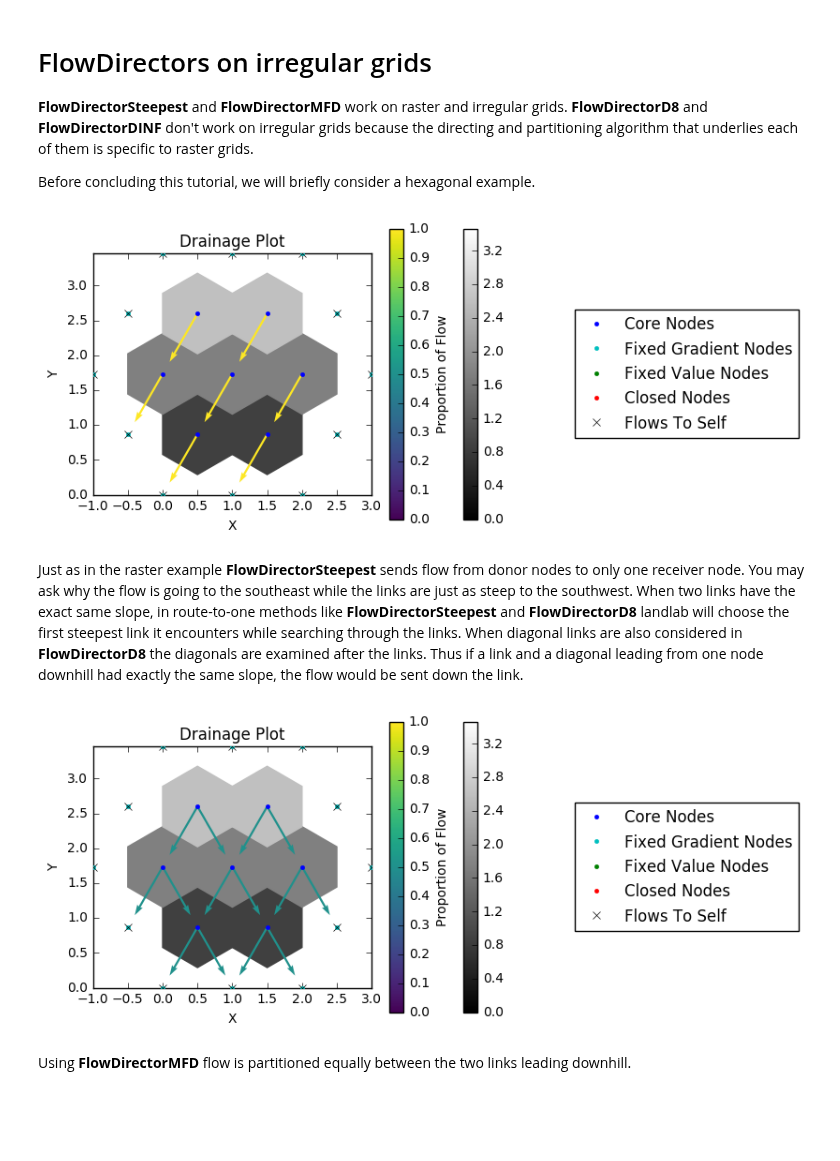
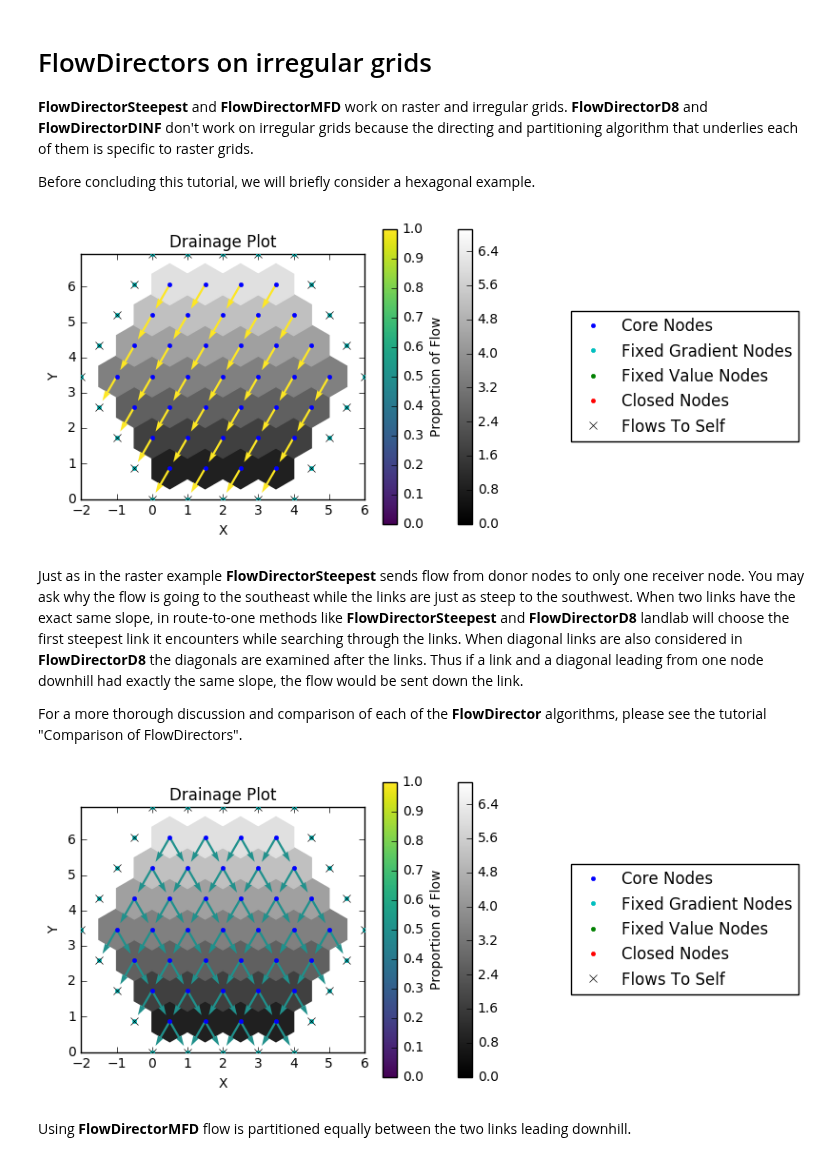
Before and after one commit to landlab/tutorials, a Jupyter notebook: flow_direction_and_accumulation/Introduction to FlowDirectors.ipynb, the cells around one changed output. Drawn from its saved outputs; the diff is of its cells as text; code cells hidden in the pictures; blank space fills up the shorter version.

Commit message:
Finished first drafts of all tutorials

```diff
--- a/flow_direction_and_accumulation/Introduction to FlowDirectors.ipynb
+++ b/flow_direction_and_accumulation/Introduction to FlowDirectors.ipynb
@@ -184,21 +184,23 @@ In **FlowDirectorDINF** flow is partitioned to two nodes based on steepness of t
 
 Before concluding this tutorial, we will briefly consider a hexagonal example.
 # %%
-hmg = HexModelGrid(5,3)
+hmg = HexModelGrid(9,5)
 _ = hmg.add_field('topographic__elevation', hmg.node_y, at = 'node')
 fd=FlowDirectorSteepest(hmg)
 fd.run_one_step()
 drainage_plot(hmg)
 # %% [output]
-[figure, old version]
+[figure, new version]
 # %% [markdown]
 Just as in the raster example **FlowDirectorSteepest** sends flow from donor nodes to only one receiver node. You may ask why the flow is going to the southeast while the links are just as steep to the southwest. When two links have the exact same slope, in route-to-one methods like **FlowDirectorSteepest** and **FlowDirectorD8** landlab will choose the first steepest link it encounters while searching through the links. When diagonal links are also considered in **FlowDirectorD8** the diagonals are examined after the links. Thus if a link and a diagonal leading from one node downhill had exactly the same slope, the flow would be sent down the link.
+
+For a more thorough discussion and comparison of each of the **FlowDirector** algorithms, please see the tutorial "Comparison of FlowDirectors".
 # %%
 fd=FlowDirectorMFD(hmg)
 fd.run_one_step()
 drainage_plot(hmg)
 # %% [output]
-[figure, old version]
+[figure, new version]
 # %% [markdown]
 Using **FlowDirectorMFD** flow is partitioned equally between the two links leading downhill.
 # %% [markdown]
```
Also changed, not shown: parts of 1 cell of this notebook, 2 other files.
